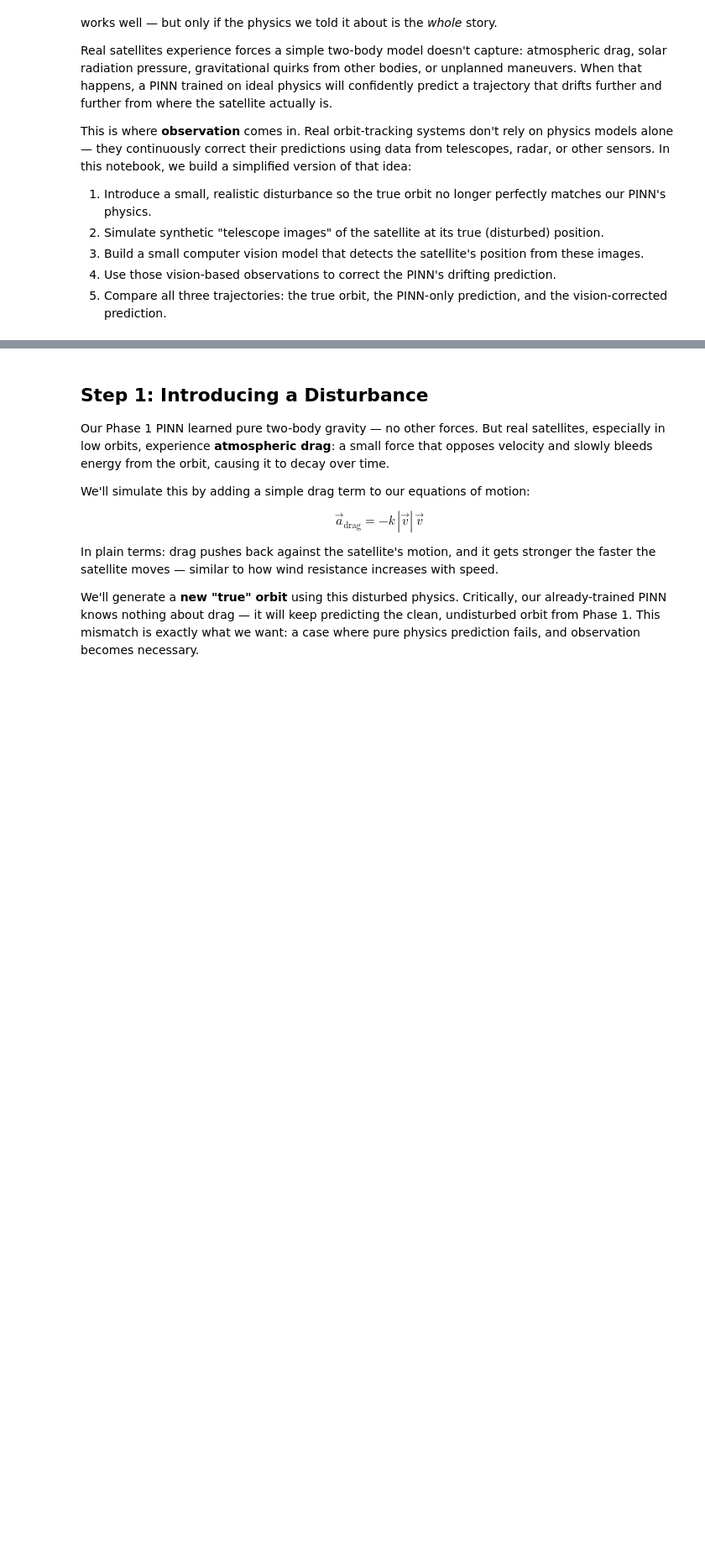
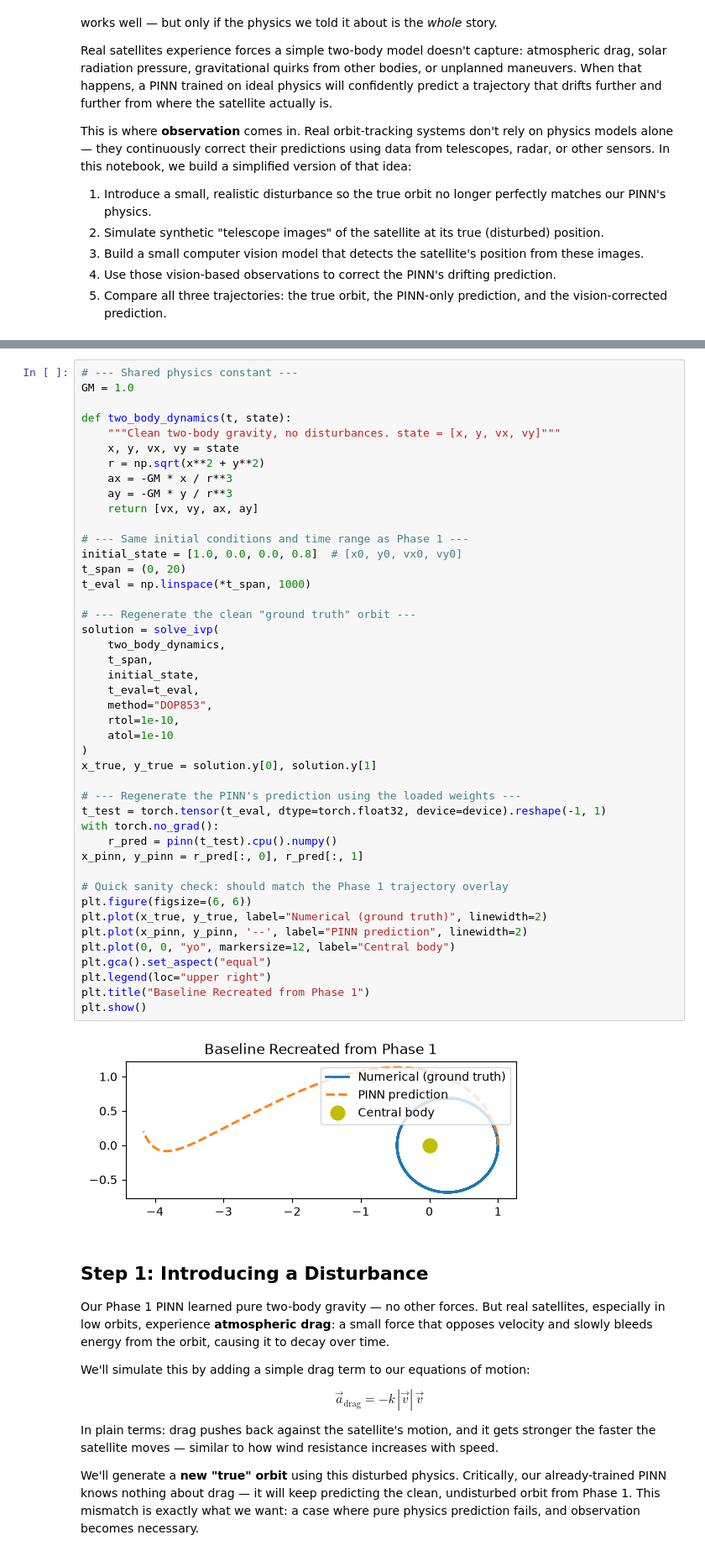
Before and after one commit to VicDeni/orbital-pinn, a Jupyter notebook: notebooks/02_vision_assisted_correction.ipynb, the cells around one changed output, grey strips where cells are left out. Shown at 84% size. Cells and saved outputs as stored; diff of their text form; blank space fills up the shorter version.

```diff
--- a/notebooks/02_vision_assisted_correction.ipynb
+++ b/notebooks/02_vision_assisted_correction.ipynb
@@ -17,3 +68,49 @@ This is where **observation** comes in. Real orbit-tracking systems don't rely o
+# %%
+# --- Shared physics constant ---
+GM = 1.0
+
+def two_body_dynamics(t, state):
+    """Clean two-body gravity, no disturbances. state = [x, y, vx, vy]"""
+    x, y, vx, vy = state
+    r = np.sqrt(x**2 + y**2)
+    ax = -GM * x / r**3
+    ay = -GM * y / r**3
+    return [vx, vy, ax, ay]
+
+# --- Same initial conditions and time range as Phase 1 ---
+initial_state = [1.0, 0.0, 0.0, 0.8]  # [x0, y0, vx0, vy0]
+t_span = (0, 20)
+t_eval = np.linspace(*t_span, 1000)
+
+# --- Regenerate the clean "ground truth" orbit ---
+solution = solve_ivp(
+    two_body_dynamics,
+    t_span,
+    initial_state,
+    t_eval=t_eval,
+    method="DOP853",
+    rtol=1e-10,
+    atol=1e-10
+)
+x_true, y_true = solution.y[0], solution.y[1]
+
+# --- Regenerate the PINN's prediction using the loaded weights ---
+t_test = torch.tensor(t_eval, dtype=torch.float32, device=device).reshape(-1, 1)
+with torch.no_grad():
+    r_pred = pinn(t_test).cpu().numpy()
+x_pinn, y_pinn = r_pred[:, 0], r_pred[:, 1]
+
+# Quick sanity check: should match the Phase 1 trajectory overlay
+plt.figure(figsize=(6, 6))
+plt.plot(x_true, y_true, label="Numerical (ground truth)", linewidth=2)
+plt.plot(x_pinn, y_pinn, '--', label="PINN prediction", linewidth=2)
+plt.plot(0, 0, "yo", markersize=12, label="Central body")
+plt.gca().set_aspect("equal")
+plt.legend(loc="upper right")
+plt.title("Baseline Recreated from Phase 1")
+plt.show()
+# %% [output]
+[figure, added]
 # %% [markdown]
 ## Step 1: Introducing a Disturbance
 
```
Also changed, not shown: parts of 12 cells of this notebook.
